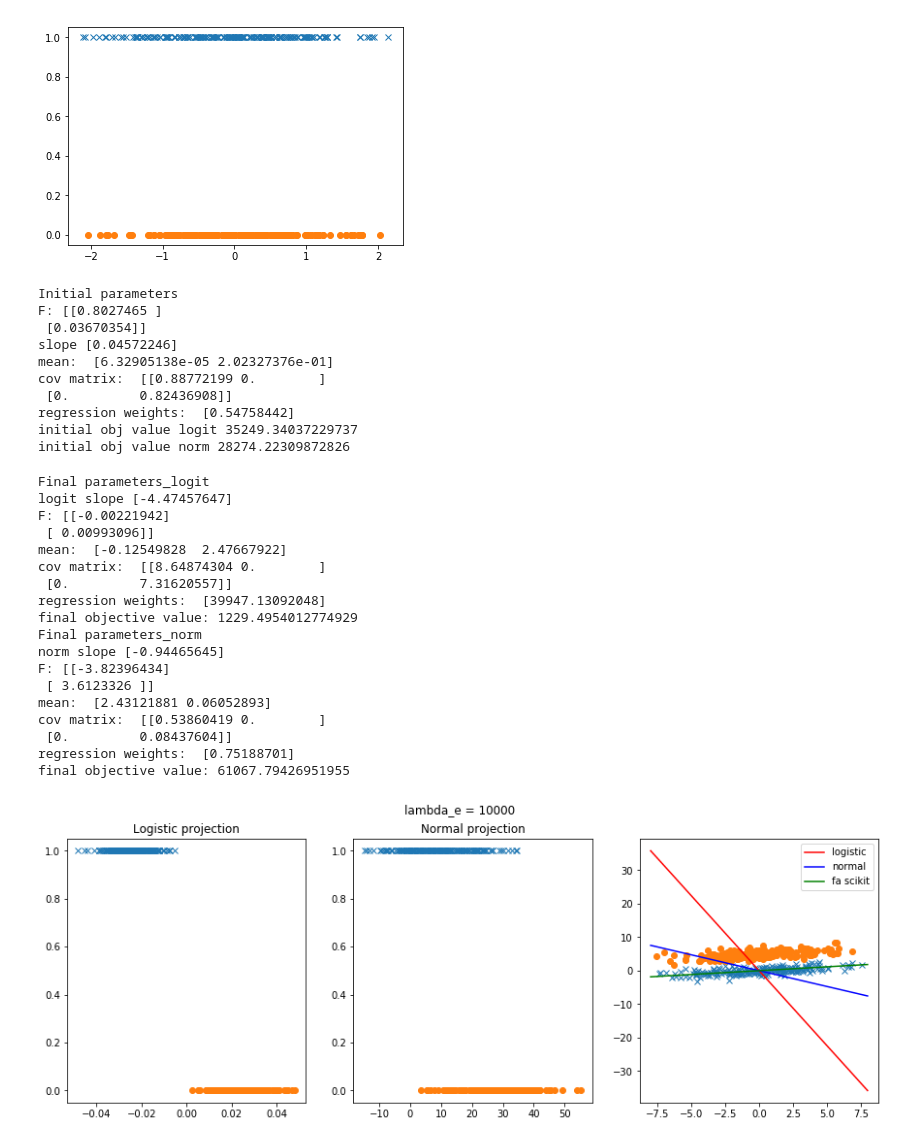
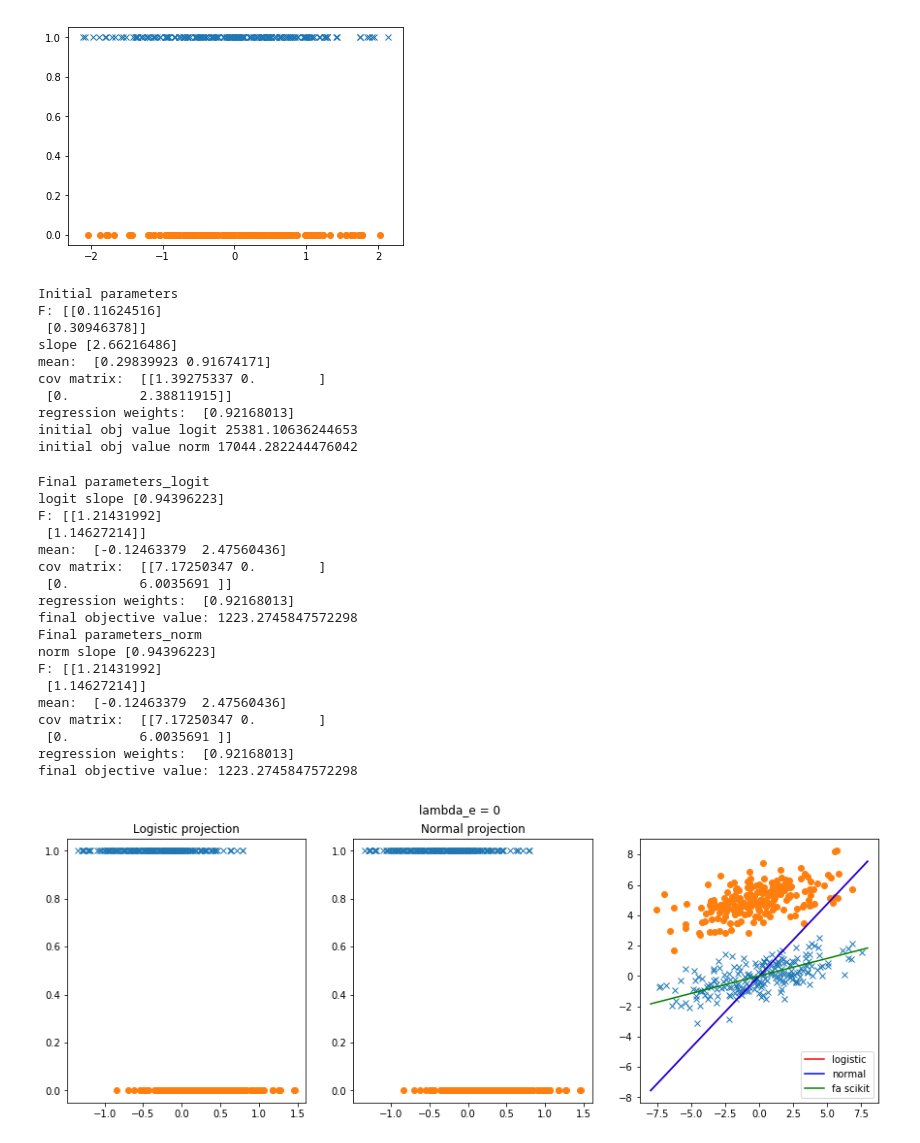
Before and after one commit to abdrakh1/pc_fa, a Jupyter notebook: pc_fa_logit_norm.ipynb, the cells around one changed output. Saved outputs shown, nothing was run; the diff lists cells and outputs as text; code cells hidden in the pictures.

```diff
--- a/pc_fa_logit_norm.ipynb
+++ b/pc_fa_logit_norm.ipynb
@@ -50,7 +50,6 @@ def sigmoid(x):
   return 1 / (1 + np.exp(-x))
 
 def objective_logit (params, x, y, latent_dim, lambda_e): #check the order of arguments!
-    sigma = 1 # variance for the noise in y
     N = x.shape[0]
     x_dim = x.shape[1]
     f, mean, cov, w = decode_parameters(params, x_dim, latent_dim)
@@ -90,15 +89,23 @@ def objective_norm (params, x, y, latent_dim, lambda_e): #check the order of arg
     log_prior = 0 #marginals of  f,mean,cov and m for regularization use gaussian priors later
     l = a*N*0.5 + b*0.5 - log_prior
     return l
+
 def decode_parameters(params, x_dim, latent_dim):
     size_f = x_dim*latent_dim
     f =  params[:size_f]
     f =  f.reshape(x_dim, latent_dim)
     mean = params[size_f:size_f+x_dim]
     diag = params[size_f+x_dim:size_f+x_dim*2]
-    cov = np.diag(np.log(1+np.exp(diag)))
+    #cov = np.diag(np.log(1+np.exp(diag)))
+    cov = np.diag(np.exp(diag))
     w = params[size_f+x_dim*2:]
     return f,mean,cov,w
+
+def transform(f, mean, cov, x):
+    var_x = np.einsum("dl,ml->dm",f,f) + cov
+    temp = np.linalg.solve(var_x, (x - mean).T)
+    mean_z = np.einsum("dl,dn->nl", f, temp)
+    return mean_z
 # %%
 latent_dim = 1 #suppose z is scalar
 x_dim = 2
@@ -117,15 +124,15 @@ print "initial obj value logit", objective_logit(params, x, y, latent_dim, 100)
 print "initial obj value norm", objective_norm(params, x, y, latent_dim, 100)
 # %% [output]
 Initial parameters
-F: [[0.8027465 ]
- [0.03670354]]
-slope [0.04572246]
-mean:  [6.32905138e-05 2.02327376e-01]
-cov matrix:  [[0.88772199 0.        ]
- [0.         0.82436908]]
-regression weights:  [0.54758442]
-initial obj value logit 35249.34037229737
-initial obj value norm 28274.22309872826
+F: [[0.11624516]
+ [0.30946378]]
+slope [2.66216486]
+mean:  [0.29839923 0.91674171]
+cov matrix:  [[1.39275337 0.        ]
+ [0.         2.38811915]]
+regression weights:  [0.92168013]
+initial obj value logit 25381.10636244653
+initial obj value norm 17044.282244476042
 # %%
 #run minimizer use ADAM instead?
 def pcallback(x):
@@ -134,7 +141,7 @@ def pcallback(x):
     print cov
     print np.einsum("dl,ml->dm",f,f)
 
-lambda_e = 10000
+lambda_e = 0
 
 grad_objective_logit = grad(objective_logit, argnum = 0)
 params_optimizied_norm, obj_value_logit, dict = fmin_l_bfgs_b(objective_logit, x0 = params, fprime = grad_objective_logit, args = (x,y,latent_dim,lambda_e))
@@ -159,23 +166,23 @@ print "regression weights: ", w_norm
 print "final objective value:", obj_value_norm
 # %% [output]
 Final parameters_logit
-logit slope [-4.47457647]
-F: [[-0.00221942]
- [ 0.00993096]]
-mean:  [-0.12549828  2.47667922]
-cov matrix:  [[8.64874304 0.        ]
- [0.         7.31620557]]
-regression weights:  [39947.13092048]
-final objective value: 1229.4954012774929
+logit slope [0.94396223]
+F: [[1.21431992]
+ [1.14627214]]
+mean:  [-0.12463379  2.47560436]
+cov matrix:  [[7.17250347 0.        ]
+ [0.         6.0035691 ]]
+regression weights:  [0.92168013]
+final objective value: 1223.2745847572298
 Final parameters_norm
-norm slope [-0.94465645]
-F: [[-3.82396434]
- [ 3.6123326 ]]
-mean:  [2.43121881 0.06052893]
-cov matrix:  [[0.53860419 0.        ]
- [0.         0.08437604]]
-regression weights:  [0.75188701]
-final objective value: 61067.79426951955
+norm slope [0.94396223]
+F: [[1.21431992]
+ [1.14627214]]
+mean:  [-0.12463379  2.47560436]
+cov matrix:  [[7.17250347 0.        ]
+ [0.         6.0035691 ]]
+regression weights:  [0.92168013]
+final objective value: 1223.2745847572298
 # %%
 plt.figure(figsize=(15,5))
 
@@ -183,33 +190,33 @@ plt.subplot(131)
 plt.suptitle("lambda_e = {}".format(lambda_e))
 
 plt.title("Logistic projection")
-x_proj_logit = np.dot(x - mean_logit, f_logit)
+x_proj_logit = transform(f_logit, mean_logit, cov_logit, x)
 plt.plot(x_proj_logit[:n_samples_class], np.ones(n_samples_class), 'x')
 plt.plot(x_proj_logit[n_samples_class:], np.zeros(n_samples_class), 'o')
 
 plt.subplot(132)
 
 plt.title("Normal projection")
-x_proj_norm = np.dot(x - mean_norm, f_norm)
+x_proj_norm = transform(f_norm, mean_norm, cov_norm, x)
 plt.plot(x_proj_norm[:n_samples_class], np.ones(n_samples_class), 'x')
 plt.plot(x_proj_norm[n_samples_class:], np.zeros(n_samples_class), 'o')
 
 
 plt.subplot(133)
 plt.plot(x[:n_samples_class,0], x[:n_samples_class,1], 'x')
 plt.plot(x[n_samples_class:,0], x[n_samples_class:,1], 'o')
 a = np.array(range(int(round(np.min(x[:,0]))), 1+int(round(np.max(x[:,0])))))
 b_pc_fa_logit = f_logit[1]/f_logit[0]*a
 b_pc_fa_norm = f_norm[1]/f_norm[0]*a
 
 b_std_fa = f_fa_python[0][1]/f_fa_python[0][0]*a
 
 plt.plot(a, b_pc_fa_logit,  color ="r", label='logistic')
 plt.plot(a, b_pc_fa_norm,  color ="b", label='normal')
 plt.plot(a, b_std_fa, color ="g", label='fa scikit')
 plt.legend()
 
 plt.savefig("data_lambda_e={}_logistic_norm.png".format(lambda_e))
 plt.show()
 # %% [output]
-[figure, old version]
+[figure, new version]
```
Also changed, not shown: parts of 1 cell of this notebook.
